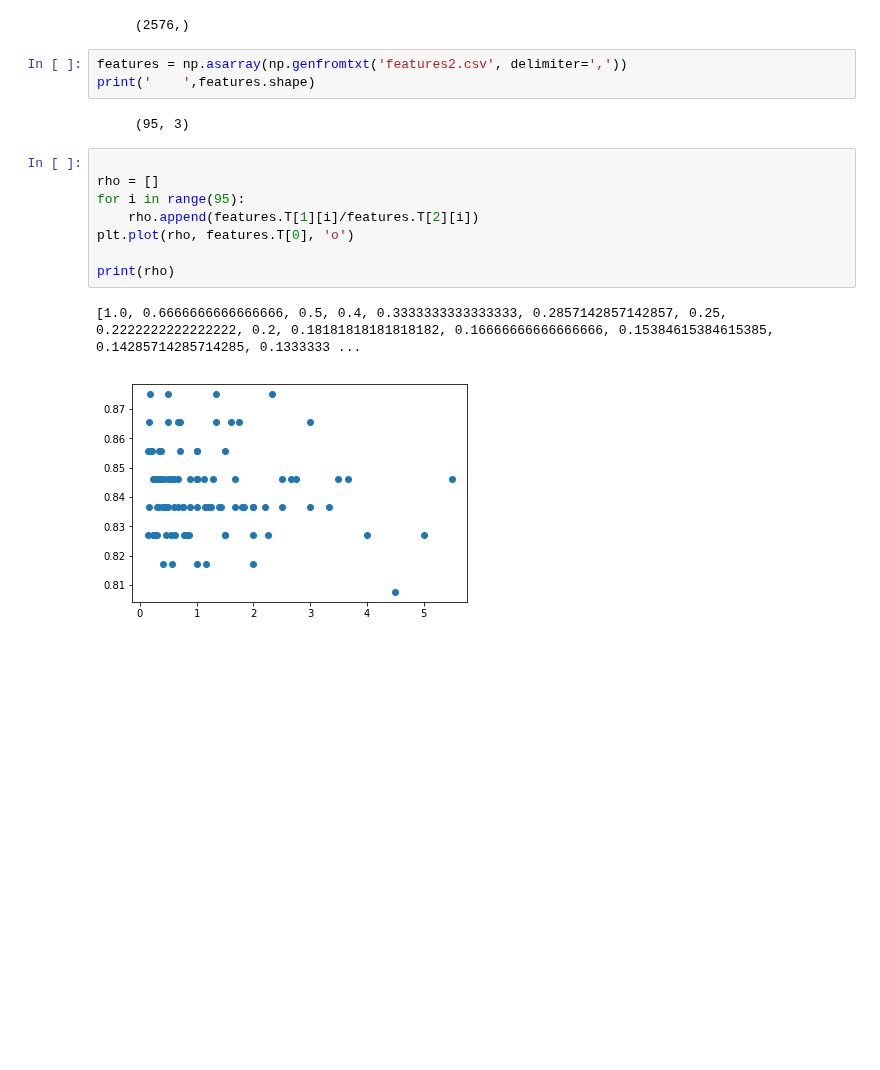
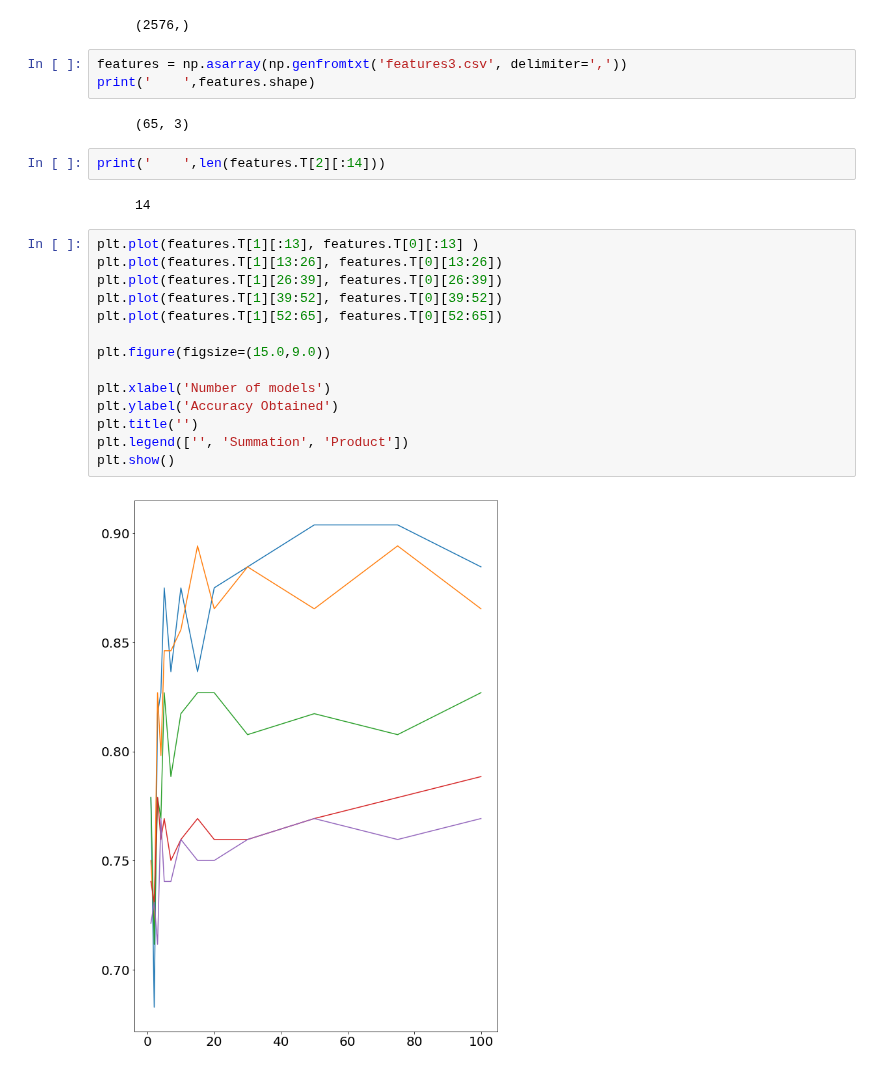
Before and after one commit to GPadley/EE4-68-PR, a Jupyter notebook: CW1/1.3_b.ipynb, the cells around one changed output. Cells and saved outputs as stored; diff of their text form; blank space fills up the shorter version.

```diff
--- a/CW1/1.3_b.ipynb
+++ b/CW1/1.3_b.ipynb
@@ -443,18 +501,27 @@ print('    ', X_bar.shape)
 # %% [output]
      (2576,)
 # %%
-features = np.asarray(np.genfromtxt('features2.csv', delimiter=','))
+features = np.asarray(np.genfromtxt('features3.csv', delimiter=','))
 print('    ',features.shape)
 # %% [output]
-     (95, 3)
+     (65, 3)
-# %%
-
-rho = []
-for i in range(95):
-    rho.append(features.T[1][i]/features.T[2][i])
-plt.plot(rho, features.T[0], 'o')
-
-print(rho)
-# %% [output]
-[1.0, 0.6666666666666666, 0.5, 0.4, 0.3333333333333333, 0.2857142857142857, 0.25, 0.2222222222222222, 0.2, 0.18181818181818182, 0.16666666666666666, 0.15384615384615385, 0.14285714285714285, 0.1333333 ...
-[figure, removed]
+# %%
+print('    ',len(features.T[2][:14]))
+# %% [output]
+     14
+# %%
+plt.plot(features.T[1][:13], features.T[0][:13] )
+plt.plot(features.T[1][13:26], features.T[0][13:26])
+plt.plot(features.T[1][26:39], features.T[0][26:39])
+plt.plot(features.T[1][39:52], features.T[0][39:52])
+plt.plot(features.T[1][52:65], features.T[0][52:65])
+
+plt.figure(figsize=(15.0,9.0))
+
+plt.xlabel('Number of models')
+plt.ylabel('Accuracy Obtained')
+plt.title('')
+plt.legend(['', 'Summation', 'Product'])
+plt.show()
+# %% [output]
+[figure, added]
```
Also changed, not shown: parts of 6 cells of this notebook, 4 other files.
